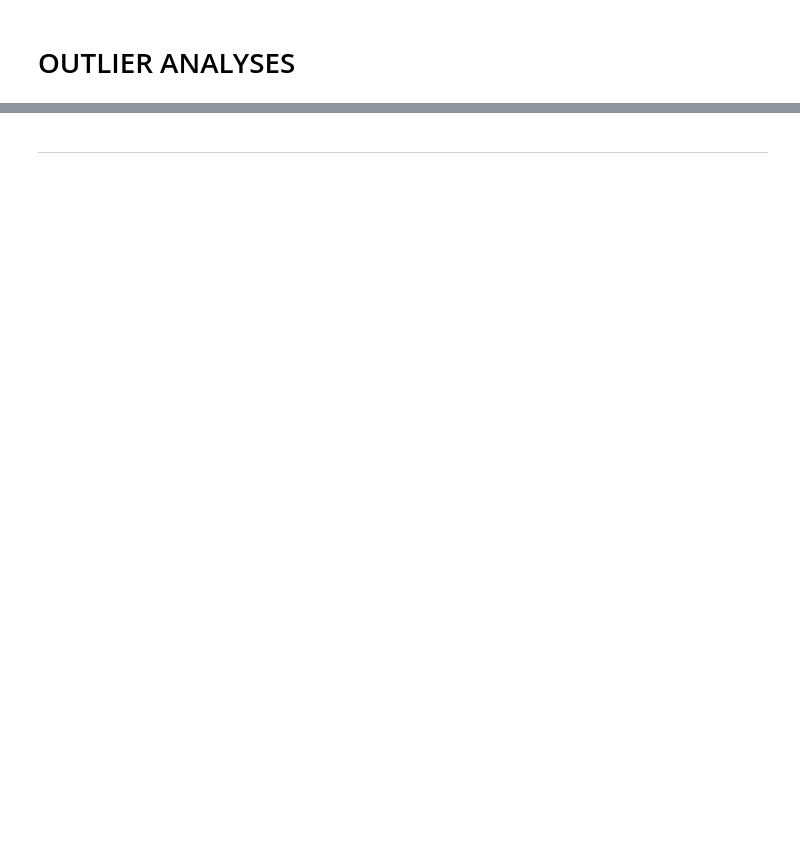
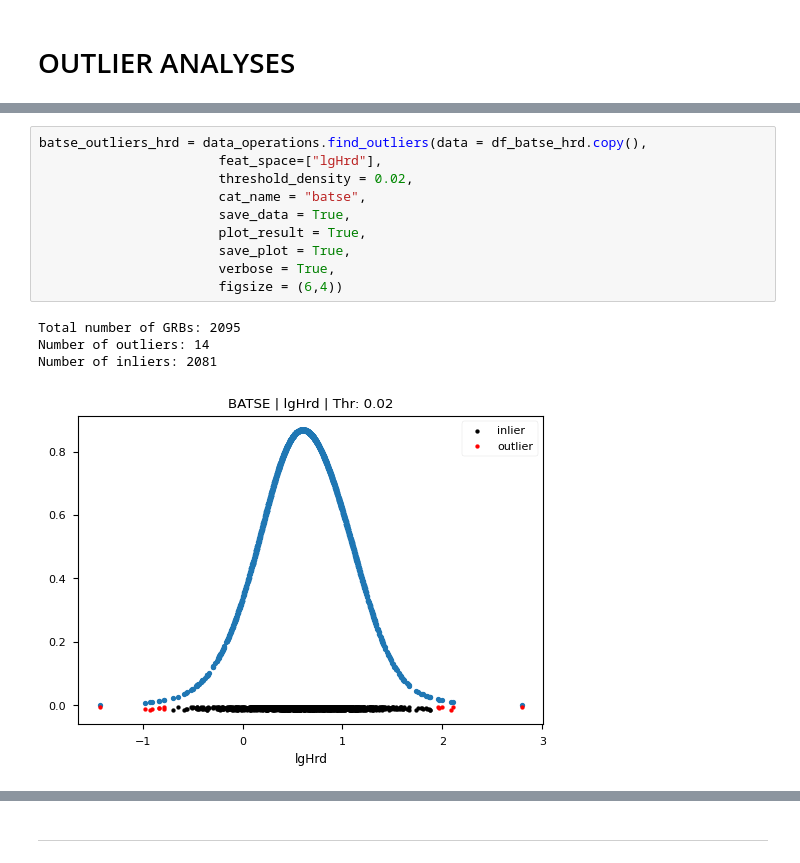
Before and after one commit to ayfm/GRB-Classification, a Jupyter notebook: notebooks/outliers.ipynb, the cells around one changed output, grey strips where cells are left out. Cells and saved outputs as stored; diff of their text form; blank space fills up the shorter version.

```diff
--- a/notebooks/outliers.ipynb
+++ b/notebooks/outliers.ipynb
@@ -164,0 +127,15 @@ Text(0.5, 1.0, 'BATSE HARDNESS Outliers')
+# %%
+batse_outliers_hrd = data_operations.find_outliers(data = df_batse_hrd.copy(),
+                       feat_space=["lgHrd"],
+                       threshold_density = 0.02,
+                       cat_name = "batse",
+                       save_data = True,
+                       plot_result = True,
+                       save_plot = True,
+                       verbose = True,
+                       figsize = (6,4))
+# %% [output]
+Total number of GRBs: 2095
+Number of outliers: 14
+Number of inliers: 2081
+[figure, added]
```
Also changed, not shown: parts of 133 cells of this notebook, 2 other files.
